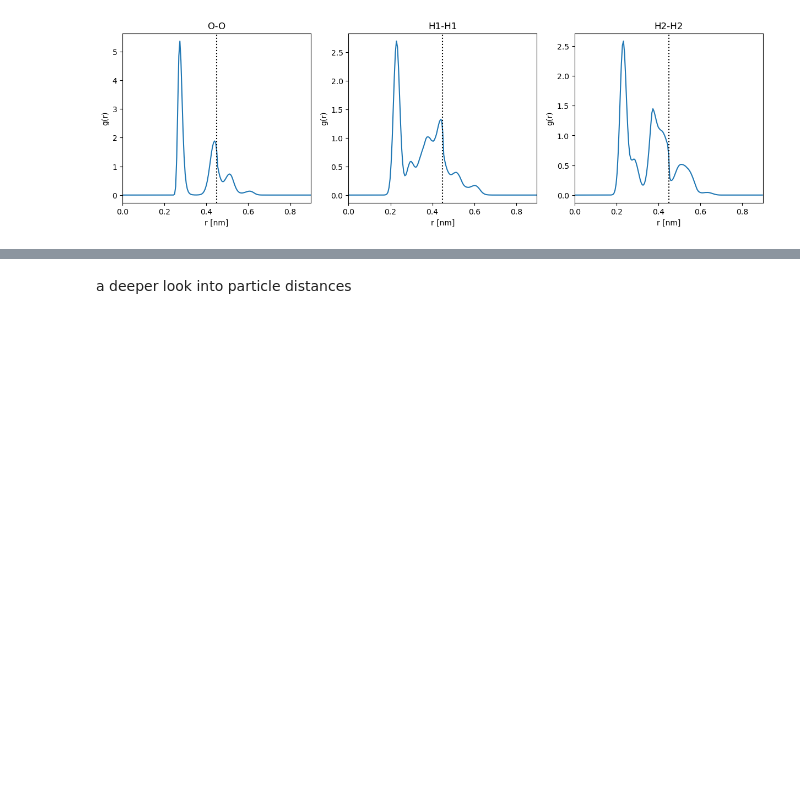
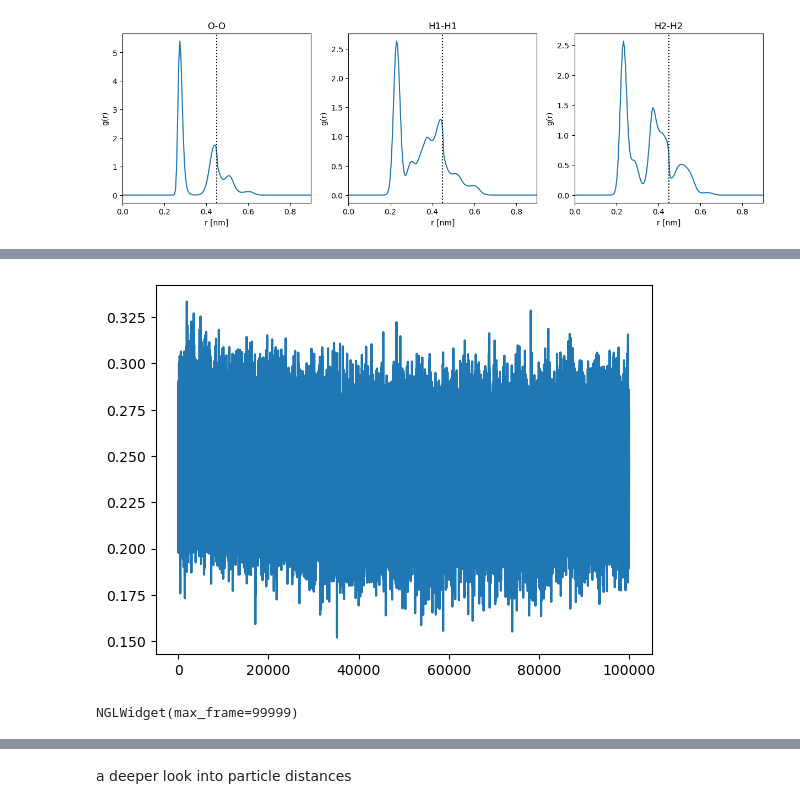
Before and after one commit to noegroup/rigid-flows, a Jupyter notebook: data/water/ice_analysis.ipynb, the cells around one changed output, grey strips where cells are left out. Saved outputs shown, nothing was run; the diff lists cells and outputs as text; code cells hidden in the pictures; blank space fills up the shorter version.

```diff
--- a/data/water/ice_analysis.ipynb
+++ b/data/water/ice_analysis.ipynb
@@ -59,2 +104,12 @@ plt.show()
+# %%
+plt.plot(pos[:,model.n_sites * 3, 0])
+plt.show()
+# %% [output]
+[figure, added]
+# %%
+# model.get_view(pos-np.mean(pos, axis=1, keepdims=True)+np.diag(model.box)/2)
+model.get_view(mypos)#-np.mean(pos, axis=1, keepdims=True)+np.diag(model.box)/2)
+# %% [output]
+NGLWidget(max_frame=99999)
 # %%
 i = model.n_sites * 3
```
Also changed, not shown: parts of 12 cells of this notebook, 8 other files.
